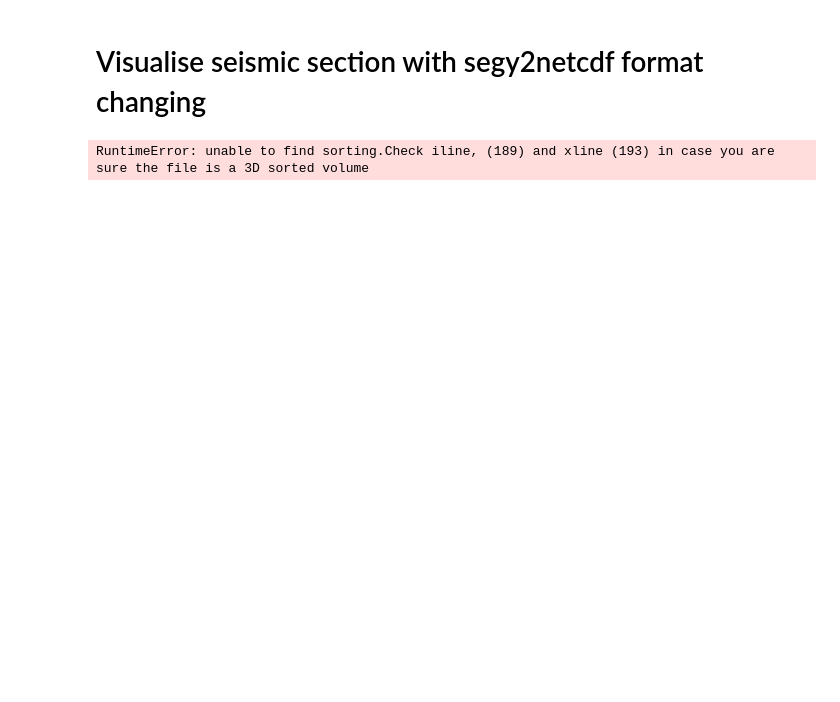
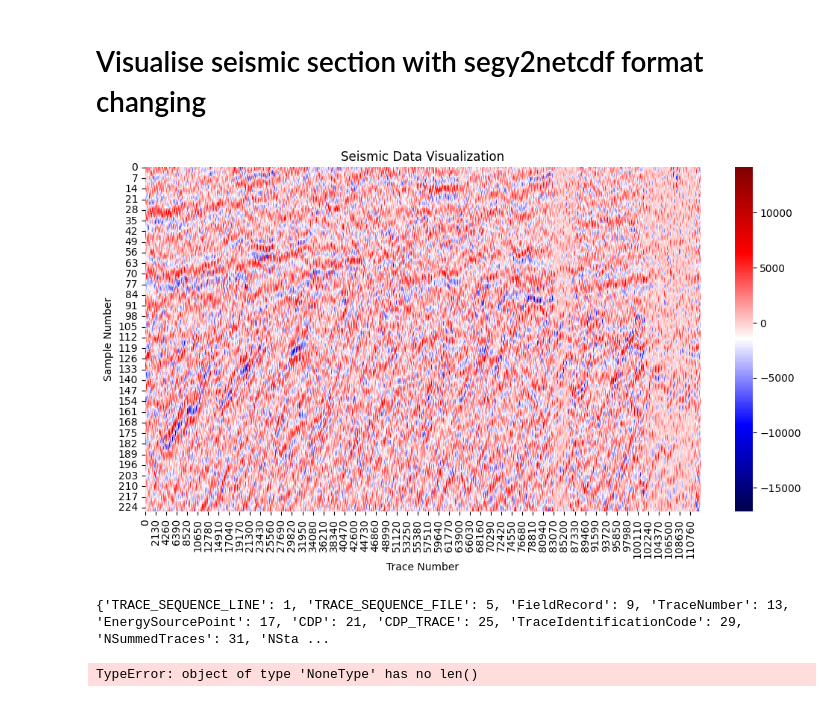
Before and after one commit to Ashraf-ISM/SeisLab-Seismic-Analysis-and-Attribute-Extraction-Toolkit, a Jupyter notebook: seislab/Test-for-seismic-data/seismic-visualisation-with-netcdf.ipynb, the cells around one changed output. Drawn from its saved outputs; the diff is of its cells as text; code cells hidden in the pictures; blank space fills up the shorter version.

Commit message:
visualisation updated

```diff
--- a/seislab/Test-for-seismic-data/seismic-visualisation-with-netcdf.ipynb
+++ b/seislab/Test-for-seismic-data/seismic-visualisation-with-netcdf.ipynb
@@ -9,29 +9,29 @@ import os
 # %%
 # Seismic data file path
 seismic_file = '/home/ashraf/Downloads/ST8511r92.segy'
 # Check if the file exists
 if not os.path.exists(seismic_file):
     print(f"File not found: {seismic_file}")
 else:
     # Read seismic data using segyio
-    with segyio.open(seismic_file, "r") as segyfile:
+    with segyio.open(seismic_file, "r",ignore_geometry=True) as segyfile:
         # Get the number of traces and samples
         num_traces = segyfile.tracecount
         num_samples = segyfile.samples.size
 
         # Initialize an array to hold seismic data
         seismic_data = np.zeros((num_traces, num_samples))
 
         # Read seismic traces into the array
         for i in range(num_traces):
             seismic_data[i, :] = segyfile.trace[i]
 
         # Plotting the seismic data
         plt.figure(figsize=(12, 6))
         sns.heatmap(seismic_data.T, cmap='seismic', cbar=True)
         plt.title('Seismic Data Visualization')
         plt.xlabel('Trace Number')
         plt.ylabel('Sample Number')
         plt.show()
 # %% [output]
-RuntimeError: unable to find sorting.Check iline, (189) and xline (193) in case you are sure the file is a 3D sorted volume
+[figure, added]
@@ -58,0 +50,12 @@ else:
+# %%
+with segyio.open(seismic_file, "r", ignore_geometry=True) as f:
+    print(segyio.tracefield.keys)
+# %% [output]
+{'TRACE_SEQUENCE_LINE': 1, 'TRACE_SEQUENCE_FILE': 5, 'FieldRecord': 9, 'TraceNumber': 13, 'EnergySourcePoint': 17, 'CDP': 21, 'CDP_TRACE': 25, 'TraceIdentificationCode': 29, 'NSummedTraces': 31, 'NSta ...
+# %%
+with segyio.open(seismic_file, "r", ignore_geometry=True) as f:
+
+    data = segyio.tools.cube(f)  # works even without geometry
+    print(data.shape)
+# %% [output]
+TypeError: object of type 'NoneType' has no len()
```
Also changed, not shown: parts of 4 cells of this notebook, 12 other files.
